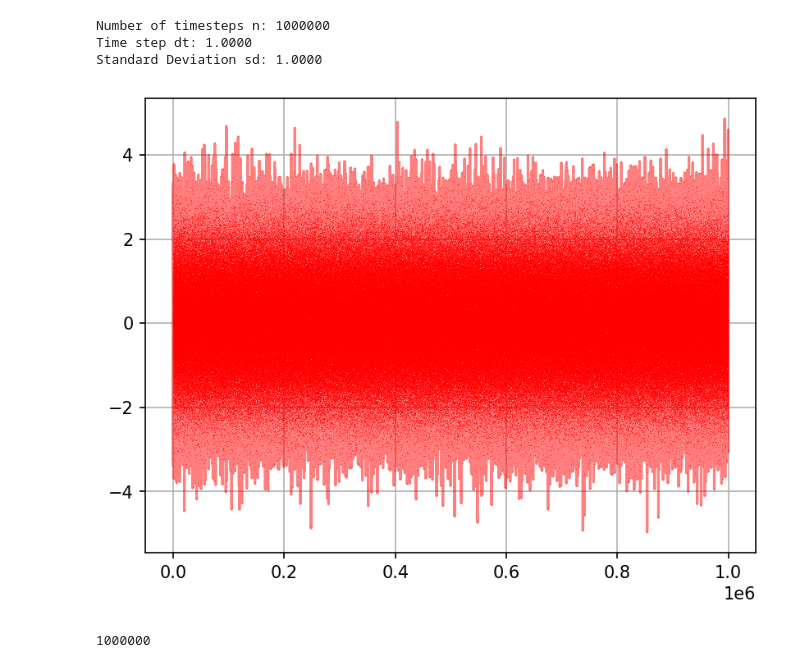
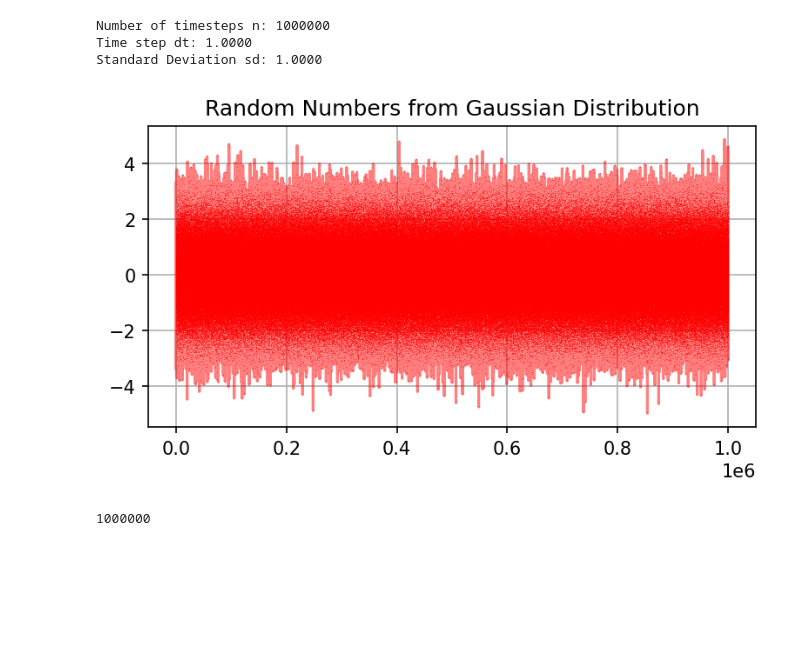
Before and after one commit to reneprincipejr/Physics-305---White-Noise-Analysis, a Jupyter notebook: Demo Notebooks/01-simulating_stochastic_processes.ipynb, the cells around one changed output. Drawn from its saved outputs; the diff is of its cells as text; code cells hidden in the pictures; blank space fills up the shorter version.

```diff
--- a/Demo Notebooks/01-simulating_stochastic_processes.ipynb
+++ b/Demo Notebooks/01-simulating_stochastic_processes.ipynb
@@ -46,12 +46,13 @@ Standard Deviation sd: 1.0000
 # Generate random numbers from Gaussian distribution centered at 0 and standard deviation sd
 rnd = norm.rvs(size = n, scale = sd)
 # %%
-plt.figure(dpi = 150)
+plt.figure(dpi = 150, figsize = (6,3))
 plt.grid()
 plt.plot(rnd, 'r,-', alpha = 0.5)
+plt.title('Random Numbers from Gaussian Distribution')
 plt.show()
 # %% [output]
-[figure, old version]
+[figure, new version]
 # %%
 len(rnd)
 # %% [output]
```
Also changed, not shown: parts of 3 cells of this notebook, 15 other files.
